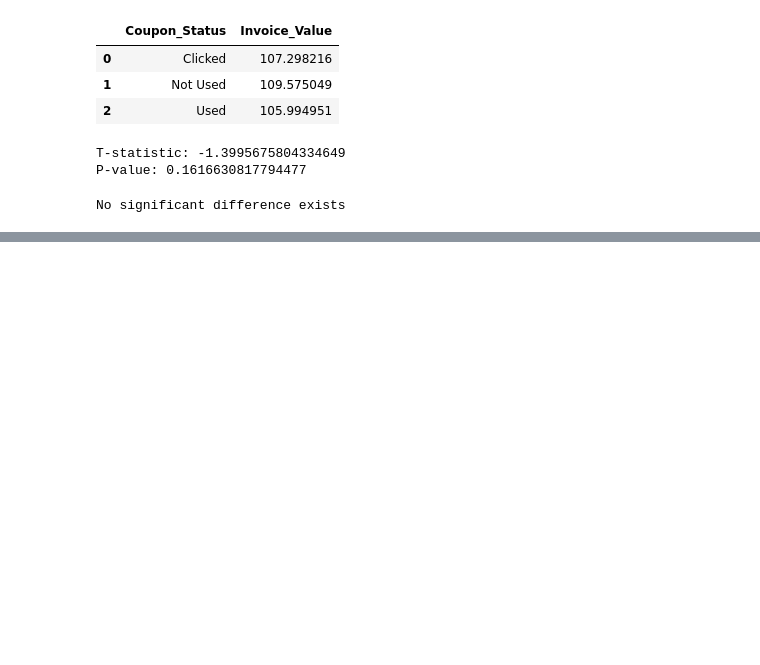
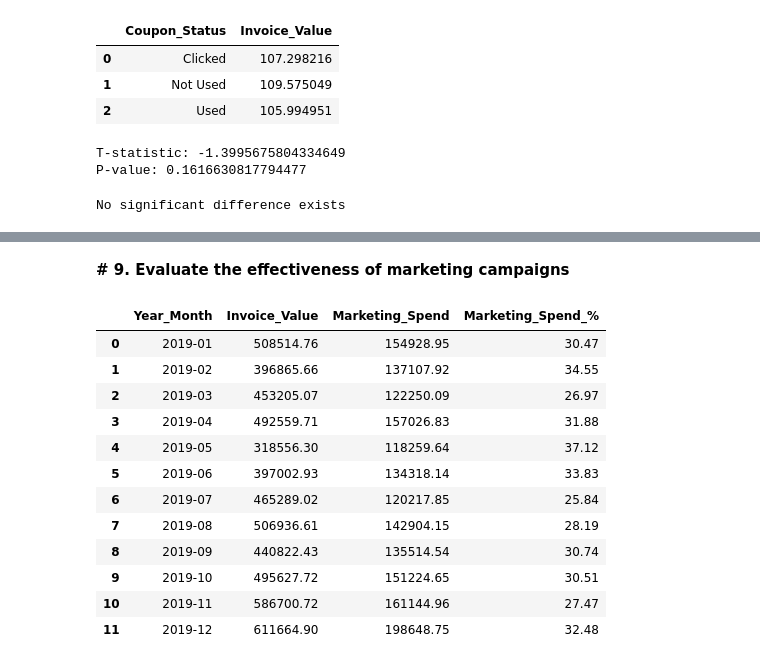
Before and after one commit to anp2/Declarative-Pipeline, a Jupyter notebook: EcommProj.ipynb, the cells around one changed output, grey strips where cells are left out. Cells and saved outputs as stored; diff of their text form; code cells hidden in the pictures; blank space fills up the shorter version.

```diff
--- a/EcommProj.ipynb
+++ b/EcommProj.ipynb
@@ -1805,0 +2210,10 @@ No significant difference exists
+# %%
+monthly_revenue['Year_Month'] = (
+    monthly_revenue['Year_Month']
+    .astype(str)
+)
+
+monthly_marketing['Year_Month'] = (
+    monthly_marketing['Year_Month']
+    .astype(str)
+)
@@ -1805,0 +2227,16 @@ No significant difference exists
+# %%
+# Merge Revenue and Marketing Data
+
+marketing_analysis = monthly_revenue.merge(
+
+    monthly_marketing[
+        ['Year_Month','Marketing_Spend']
+    ],
+
+    on='Year_Month',
+
+    how='left'
+
+)
+
+marketing_analysis.head()
@@ -1805,0 +2250,34 @@ No significant difference exists
+# %% [markdown]
+**# 9. Evaluate the effectiveness of marketing campaigns**
+# %%
+# Calculate Marketing Spend %
+
+# Formula: Marketing Spend% = Marketing Spend × 100 / Revenue
+
+marketing_analysis['Marketing_Spend_%'] = (
+
+    marketing_analysis['Marketing_Spend']
+
+    * 100
+
+    /
+
+    marketing_analysis['Invoice_Value']
+
+)
+
+marketing_analysis.round(2)
+# %% [output]
+|  | Year_Month | Invoice_Value | Marketing_Spend | Marketing_Spend_% |
+| 0 | 2019-01 | 508514.76 | 154928.95 | 30.47 |
+| 1 | 2019-02 | 396865.66 | 137107.92 | 34.55 |
+| 2 | 2019-03 | 453205.07 | 122250.09 | 26.97 |
+| 3 | 2019-04 | 492559.71 | 157026.83 | 31.88 |
+| 4 | 2019-05 | 318556.30 | 118259.64 | 37.12 |
+| 5 | 2019-06 | 397002.93 | 134318.14 | 33.83 |
+| 6 | 2019-07 | 465289.02 | 120217.85 | 25.84 |
+| 7 | 2019-08 | 506936.61 | 142904.15 | 28.19 |
+| 8 | 2019-09 | 440822.43 | 135514.54 | 30.74 |
+| 9 | 2019-10 | 495627.72 | 151224.65 | 30.51 |
+| 10 | 2019-11 | 586700.72 | 161144.96 | 27.47 |
+| 11 | 2019-12 | 611664.90 | 198648.75 | 32.48 |
```
Also changed, not shown: parts of 23 cells of this notebook.
